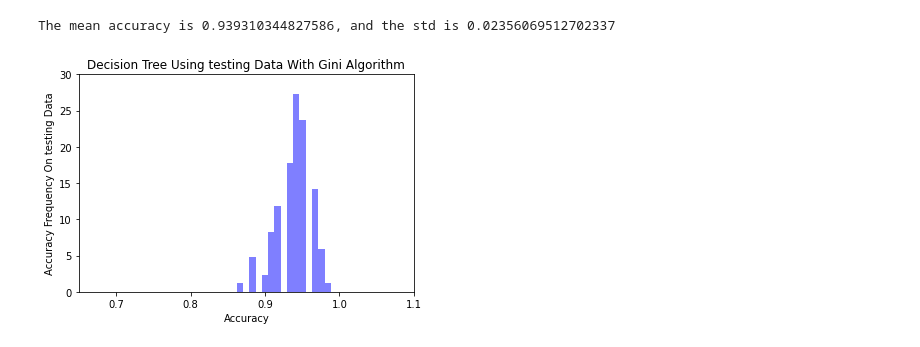
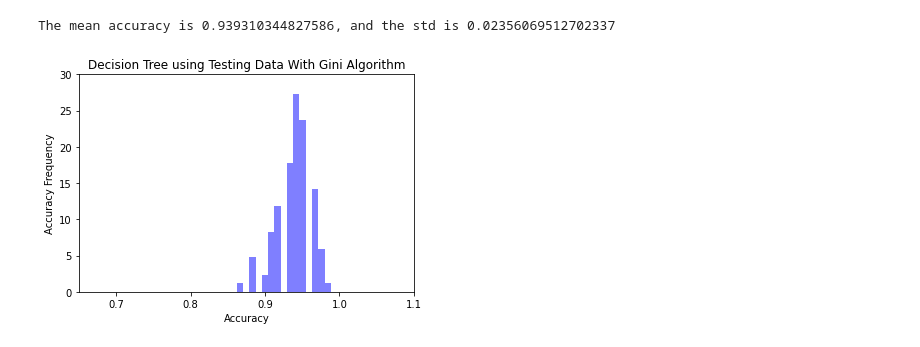
Before and after one commit to rupin27/Plant-Identification-ML, a Jupyter notebook: dt_alg.ipynb, the cells around one changed output. Saved outputs shown, nothing was run; the diff lists cells and outputs as text; code cells hidden in the pictures.

```diff
--- a/dt_alg.ipynb
+++ b/dt_alg.ipynb
@@ -256,13 +256,13 @@ The mean accuracy is 1.0, and the std is 0.0
 # %%
 # QE.1 Repeat the experiments Q2.1 to Q2.4, but now use the Gini criterion for node splitting, instead of the Information Gain criterion.
 plotTestGini = np.array(accuracy('test', 'cart', 197))
 print(f'The mean accuracy is {plotTestGini.mean()}, and the std is {plotTestGini.std()}')
 plt.hist(plotTestGini, density=1, bins=15, color='blue', alpha=0.5)
 plt.axis([0.65, 1.1, 0, 30])
-plt.ylabel("Accuracy Frequency On testing Data")
+plt.title("Decision Tree using Testing Data With Gini Algorithm")
+plt.ylabel("Accuracy Frequency")
 plt.xlabel("Accuracy")
-plt.title("Decision Tree Using testing Data With Gini Algorithm")
 plt.show()
 # %% [output]
 The mean accuracy is 0.939310344827586, and the std is 0.02356069512702337
-[figure, old version]
+[figure, new version]
```
Also changed, not shown: parts of 3 cells of this notebook, 17 other files.
